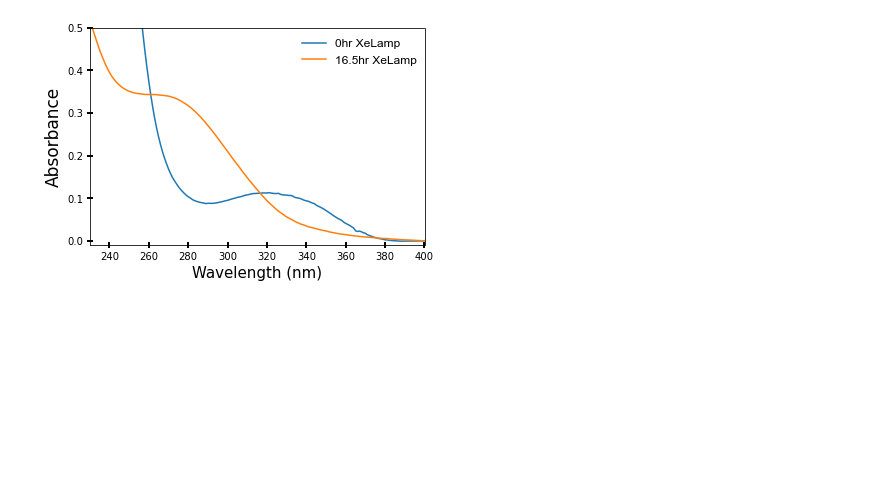
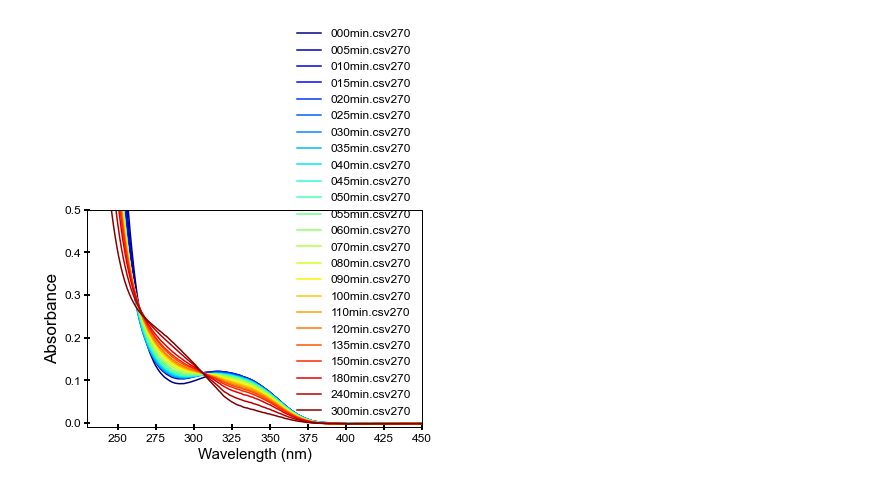
Before and after one commit to RapfLab/DealingWithData, a Jupyter notebook: UVVis/UVVisBaselineUSERVERSION.ipynb, the cells around one changed output. Drawn from its saved outputs; the diff is of its cells as text; code cells hidden in the pictures; blank space fills up the shorter version.

Commit message:
color rainbow

```diff
--- a/UVVis/UVVisBaselineUSERVERSION.ipynb
+++ b/UVVis/UVVisBaselineUSERVERSION.ipynb
@@ -1,29 +1,21 @@
 # %%
 import os
 ###########################EVERYTHING YOU NEED TO CHANGE
-os. chdir("/Users/timmo/Documents/RAPFLAB/TM/210719/") #sets working directory
+os. chdir("/Users/rebeccarafp/Documents/RapfLabPython/UVVIS/210729/270LED") #sets working directory
 header_length=19
 FooterLength=44 #sets how many rows to skip at the bottom. For Trough data can probably just use 0 or 1 and it should work.
-TotalTime= "16hr" #How many hours did the photolysis run for. This is used for generating an automatic legend
+TotalTime= "300min" #How many hours did the photolysis run for. This is used for generating an automatic legend
 XLabel="Wavelength (nm)" #sets x axis label for graph later on
 YLabel="Absorbance" #sets y axis label for graph later on
 FileType = "csv" #pick from "xlsx" or "csv"
-OutputDir = "/Users/timmo/Documents/RAPFLAB/TM/pictures"
-Lamp=" "+"base"
+OutputDir = "/Users/rebeccarafp/Documents/RapfLabPython/UVVIS/output"
+Lamp="270"
 
 ###Maybe change
 NumBaselineAverage = 100 #number of points to average to get baseline correction
 StartBaselinePoint = 80 #starting point for correction -- not wavelength, but should correspond to ~550/600 nm
-post="16.5hr" #sets post to however many hours it was
+post="240min" #sets post to however many hours it was
 ##################################
-
-
-
-
-
-
-
-
 
 
 
@@ -32,13 +24,16 @@ import pandas as pd
 import numpy as np
 import matplotlib as mpl
 import matplotlib.pyplot as plt
+from matplotlib.cm import get_cmap
+from matplotlib.pyplot import cm
+from cycler import cycler
 import os
 import glob
 import statistics
 
 
 files = sorted(glob.glob("*"+FileType))
-files.sort(key=os.path.getmtime)
+#files.sort(key=os.path.getmtime)
 XAxis=[]
 YAxis=[] #creates to empty sets where the x and y values of all documents will be appended for later graphing
 legendNames=[]
@@ -79,8 +74,8 @@ for entry in range(len(files)):
 
 
         FullSplit = name.split("_") #gets all parts of the file name
-        legendNames.append(FullSplit[2]+" XeLamp")# gets the hour/time labelling (0 is date, 1 is name of compound/molarity, 2 is time)
-        OutputName=(FullSplit[1]+' '+FullSplit[2]+Lamp)
+        legendNames.append(FullSplit[3]+FullSplit[2])# gets the hour/time labelling (0 is date, 1 is name of compound/molarity, 2 is time)
+        OutputName=(FullSplit[0]+' '+FullSplit[1]+Lamp+"230to450")
         if legendNames[entry] == 'pre': #this script replaces "pre" with 0hr
             legendNames.pop(0) #removes first (may be pre if early otherwise will be 0hr)
             legendNames.append("0hr") #appends the value of "0 hr", replacing "pre"
@@ -118,6 +113,11 @@ for entry in range(len(files)):
             continue #if everything is normal, continues
     #reads all files in given folder if they are xlsx and appends wavelength and Absorbance to XAxis and YAxis dataframes
         OutputName=(FullSplit[0]+FullSplit[1]+Lamp)
+
+#name = "Dark2"
+#cmap = get_cmap(name)  # type: matplotlib.colors.ListedColormap
+#colors = cmap.colors  # type: list
+
 def FigStyle(): #axis will be shared
 #     cmaps['Sequential (2)'] = [
 #             'binary', 'gist_yarg', 'gist_gray', 'gray', 'bone', 'pink',
@@ -127,38 +127,50 @@ def FigStyle(): #axis will be shared
     mpl.rcParams['font.family'] = 'Arial'
     plt.rcParams['font.size'] = 12
 
+
+
+
     plt.rcParams['axes.linewidth'] = 1
     mpl.rcParams['axes.spines.right'] = True
     mpl.rcParams['axes.spines.top'] = True
-    plt.axis(xmin=230,xmax=400)
+    plt.axis(xmin=230,xmax=450)
     plt.axis(ymin=-.01, ymax=0.5)
 
     mpl.rcParams['xtick.top']=False
     mpl.rcParams['ytick.right']=False
     ax.tick_params(direction='inout')
     ax.tick_params('both', length=6, width=2, which='major')
-    ax.legend(legendNames, framealpha=1, frameon=False, bbox_to_anchor=(1.01, 1)) #creates legend and specifies location + formatting
+
+    ax.legend(legendNames, framealpha=1, frameon=False)#, bbox_to_anchor=(1.01, 1)) #creates legend and specifies location + formatting
 
     plt.xlabel(XLabel, size=15) #x axis label
     plt.ylabel(YLabel, size=17) #y axis label
 
     #ax.legend(legendNames, framealpha=1, frameon=False, bbox_to_anchor=(1.02, 1)) #creates legend and specifies location + formatting
 
 
     plt.savefig(OutputDir+"/"+OutputName+".png", dpi=300, transparent=False)
     plt.show() #shows the final plot
 
 
     #sets basic formatting for our plot
 
 fig, ax = plt.subplots(sharex =True , sharey= True, figsize=(6,4))
+
+color=iter(cm.jet(np.linspace(0,1,N_files)))
+#for i in range(N_files):
+
+
+#ax.set_prop_cycle(color=colors)
 for i in range(len(XAxis)):
     x= XAxis[i]
     y= YAxis[i] #plots the x and y values of each dataframe individually on a shared axis
-    plt.plot(x, y) #actually plots our graph
+    c=next(color)
+    plt.plot(x, y,c=c) #actually plots our graph
+
 
 
 FigStyle();
 plt.show() #shows the final plot
 # %% [output]
-[figure, old version]
+[figure, new version]
```
